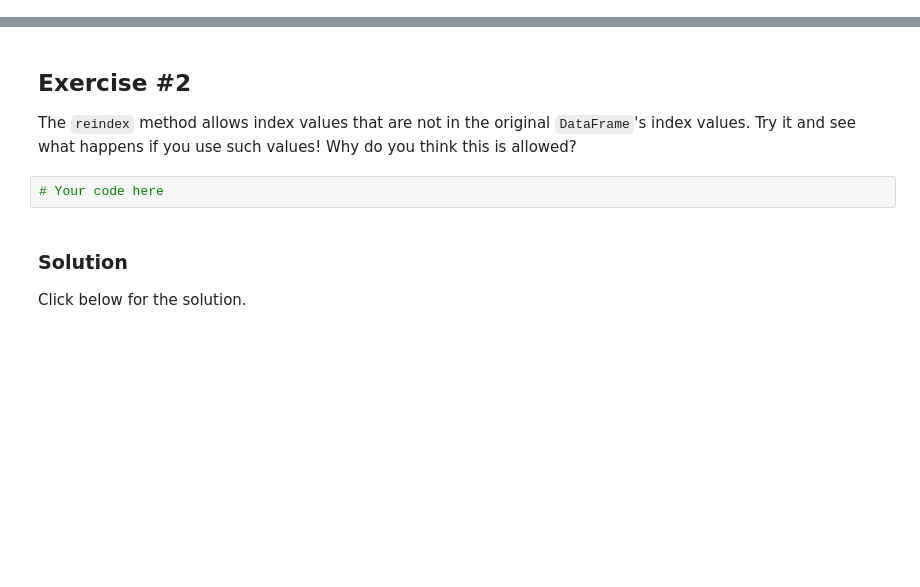
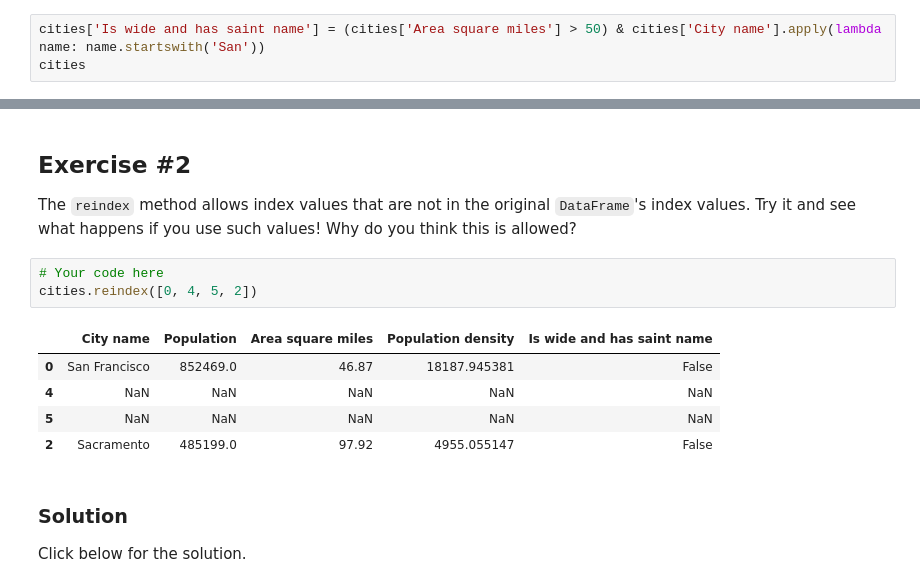
Before and after one commit to ArnabG99/Assignment-5, a Jupyter notebook: intro_to_pandas.ipynb, the cells around one changed output, grey strips where cells are left out. Drawn from its saved outputs; the diff is of its cells as text; blank space fills up the shorter version.

```diff
--- a/intro_to_pandas.ipynb
+++ b/intro_to_pandas.ipynb
@@ -122,0 +188,3 @@ Modify the `cities` table by adding a new boolean column that is True if and onl
+# %%
+cities['Is wide and has saint name'] = (cities['Area square miles'] > 50) & cities['City name'].apply(lambda name: name.startswith('San'))
+cities
@@ -153,6 +245,13 @@ For more information, see the [Index documentation](http://pandas.pydata.org/pan
 The `reindex` method allows index values that are not in the original `DataFrame`'s index values. Try it and see what happens if you use such values! Why do you think this is allowed?
 # %%
 # Your code here
+cities.reindex([0, 4, 5, 2])
+# %% [output]
+|  | City name | Population | Area square miles | Population density | Is wide and has saint name |
+| 0 | San Francisco | 852469.0 | 46.87 | 18187.945381 | False |
+| 4 | NaN | NaN | NaN | NaN | NaN |
+| 5 | NaN | NaN | NaN | NaN | NaN |
+| 2 | Sacramento | 485199.0 | 97.92 | 4955.055147 | False |
 # %% [markdown]
 ### Solution
 
```
Also changed, not shown: parts of 21 cells of this notebook.
